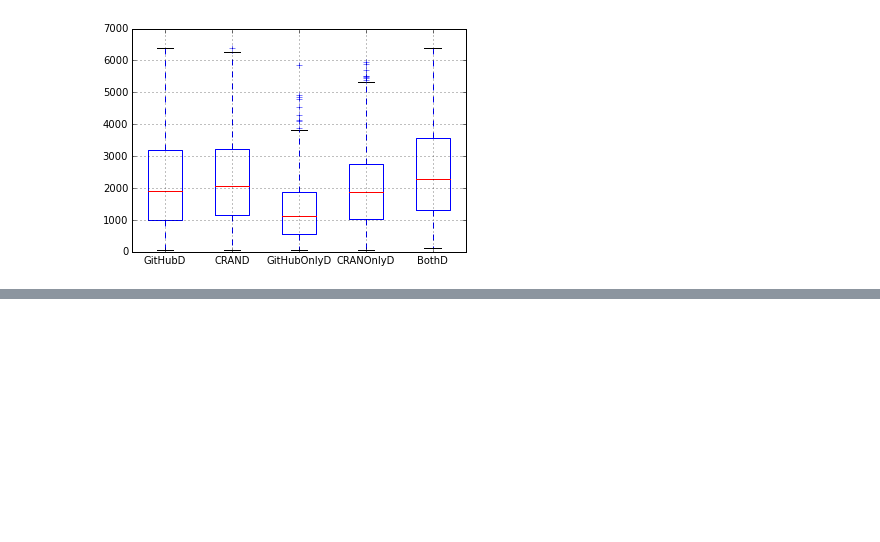
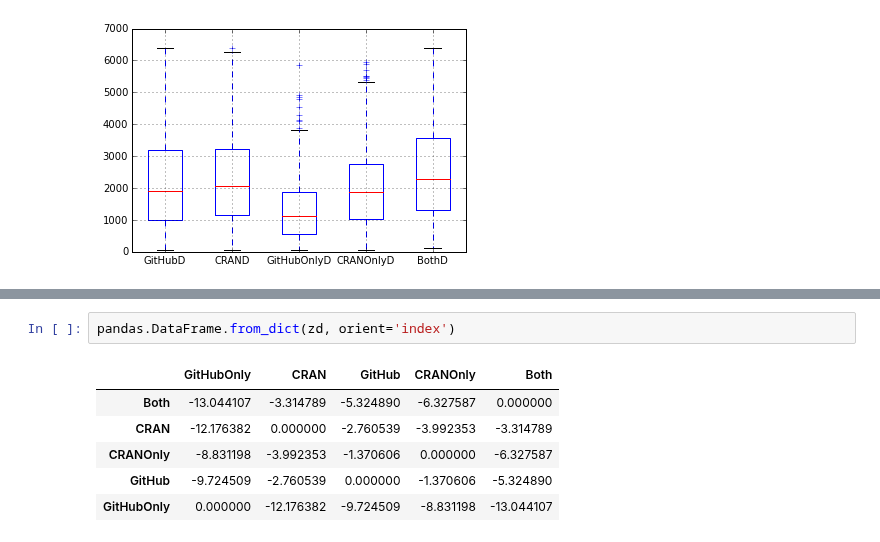
Before and after one commit to maelick/GitHub-API-Helpers, a Jupyter notebook: SANER2016/notebooks/Age of required CRAN packages.ipynb, the cells around one changed output, grey strips where cells are left out. Drawn from its saved outputs; the diff is of its cells as text; blank space fills up the shorter version.

```diff
--- a/SANER2016/notebooks/Age of required CRAN packages.ipynb
+++ b/SANER2016/notebooks/Age of required CRAN packages.ipynb
@@ -106,0 +135,9 @@ d[['{}D'.format(field) for field in fields]].plot(kind='box')
+# %%
+pandas.DataFrame.from_dict(zd, orient='index')
+# %% [output]
+|  | GitHubOnly | CRAN | GitHub | CRANOnly | Both |
+| Both | -13.044107 | -3.314789 | -5.324890 | -6.327587 | 0.000000 |
+| CRAN | -12.176382 | 0.000000 | -2.760539 | -3.992353 | -3.314789 |
+| CRANOnly | -8.831198 | -3.992353 | -1.370606 | 0.000000 | -6.327587 |
+| GitHub | -9.724509 | -2.760539 | 0.000000 | -1.370606 | -5.324890 |
+| GitHubOnly | 0.000000 | -12.176382 | -9.724509 | -8.831198 | -13.044107 |
```
Also changed, not shown: parts of 4 cells of this notebook.
